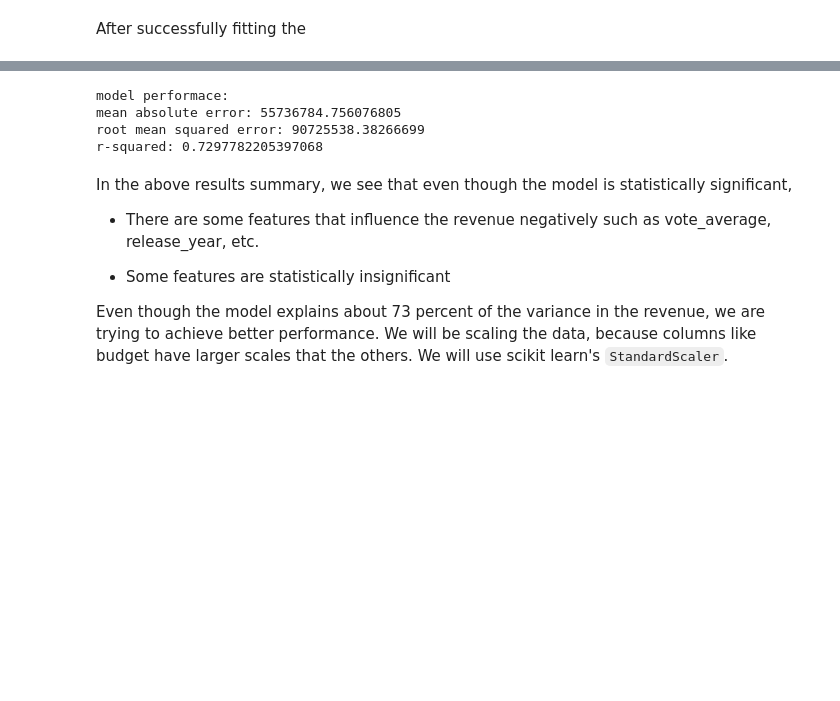
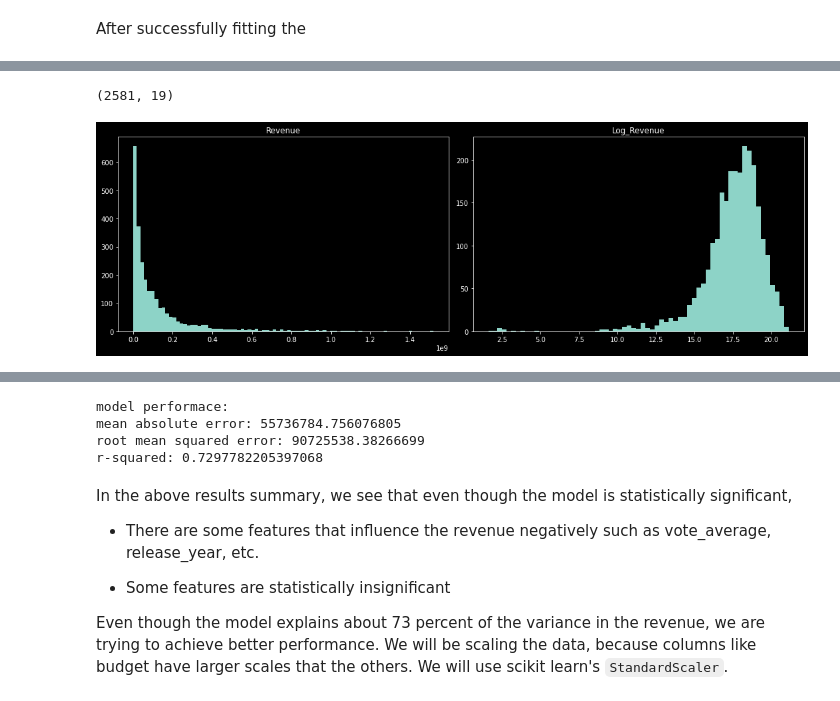
Before and after one commit to Assesa44/Movie-Revenue-Predictor, a Jupyter notebook: Notebooks/revenue_predictor.ipynb, the cells around one changed output, grey strips where cells are left out. Drawn from its saved outputs; the diff is of its cells as text; code cells hidden in the pictures; blank space fills up the shorter version.

```diff
--- a/Notebooks/revenue_predictor.ipynb
+++ b/Notebooks/revenue_predictor.ipynb
@@ -758,0 +904,16 @@ strong multicollinearity problems or that the design matrix is singular.
+# %%
+print(complete_X.shape)
+# %% [output]
+(2581, 19)
+# %%
+fig, (ax1, ax2) = plt.subplots(figsize= (15, 5), ncols= 2)
+ax1.hist(y_train, bins= 'auto')
+ax2.hist(np.log(y_train), bins= 'auto')
+
+ax1.set(title= 'Revenue')
+ax2.set(title= 'Log_Revenue')
+
+plt.tight_layout()
+plt.show()
+# %% [output]
+[figure, added]
```
Also changed, not shown: parts of 29 cells of this notebook.
